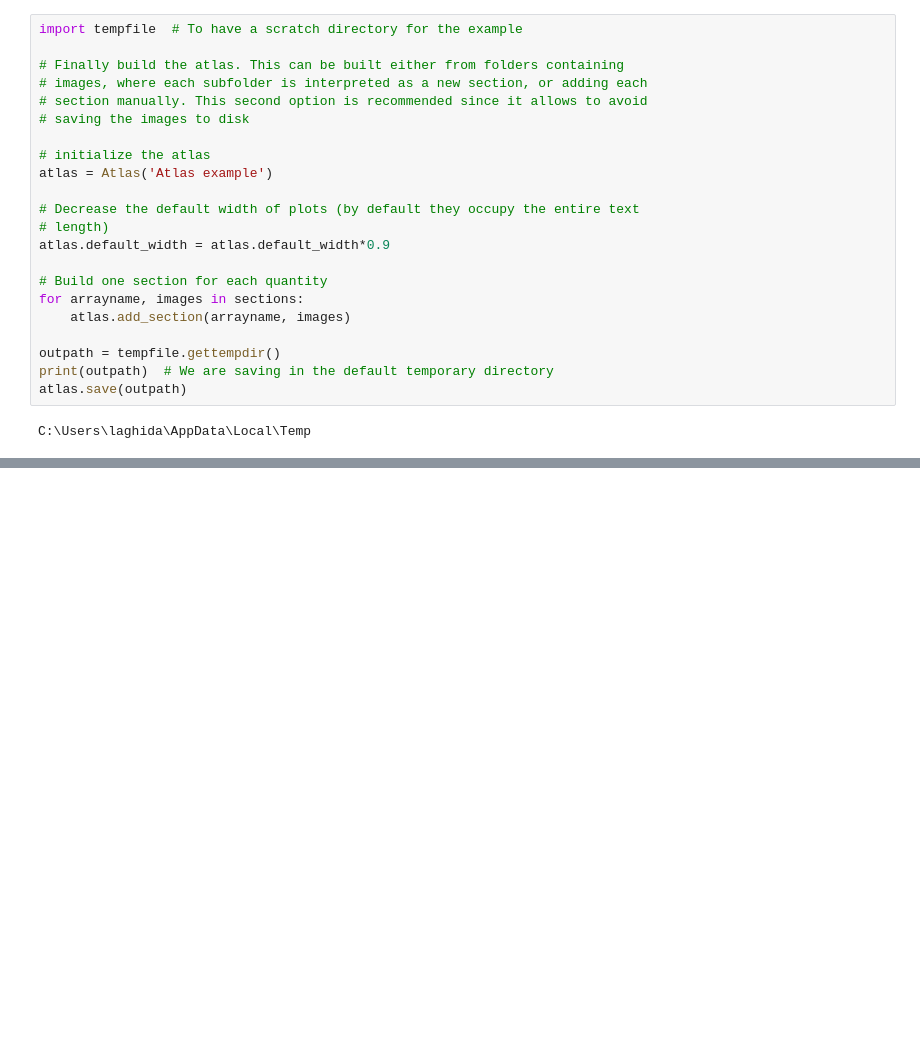
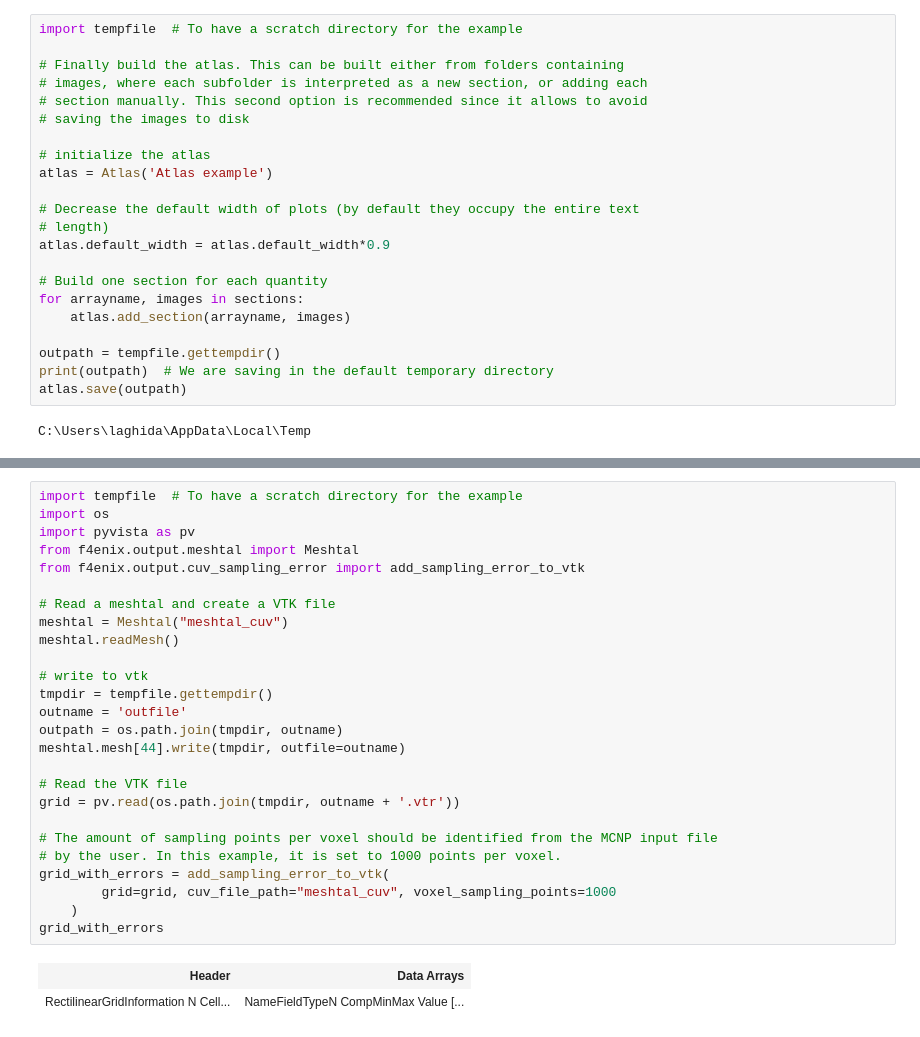
Before and after one commit to Fusion4Energy/F4Enix, a Jupyter notebook: docs/source/examples/output/jupyters/meshtal.ipynb, the cells around one changed output, grey strips where cells are left out. Drawn from its saved outputs; the diff is of its cells as text; blank space fills up the shorter version.

```diff
--- a/docs/source/examples/output/jupyters/meshtal.ipynb
+++ b/docs/source/examples/output/jupyters/meshtal.ipynb
@@ -288,0 +315,29 @@ C:\Users\laghida\AppData\Local\Temp
+# %%
+import tempfile  # To have a scratch directory for the example
+import os
+import pyvista as pv
+from f4enix.output.meshtal import Meshtal
+from f4enix.output.cuv_sampling_error import add_sampling_error_to_vtk
+
+# Read a meshtal and create a VTK file
+meshtal = Meshtal("meshtal_cuv")
+meshtal.readMesh()
+
+# write to vtk
+tmpdir = tempfile.gettempdir()
+outname = 'outfile'
+outpath = os.path.join(tmpdir, outname)
+meshtal.mesh[44].write(tmpdir, outfile=outname)
+
+# Read the VTK file
+grid = pv.read(os.path.join(tmpdir, outname + '.vtr'))
+
+# The amount of sampling points per voxel should be identified from the MCNP input file
+# by the user. In this example, it is set to 1000 points per voxel.
+grid_with_errors = add_sampling_error_to_vtk(
+        grid=grid, cuv_file_path="meshtal_cuv", voxel_sampling_points=1000
+    )
+grid_with_errors
+# %% [output]
+| Header | Data Arrays |
+| RectilinearGridInformation N Cell... | NameFieldTypeN CompMinMax Value [... |
```
Also changed, not shown: parts of 4 cells of this notebook, 2 other files.
